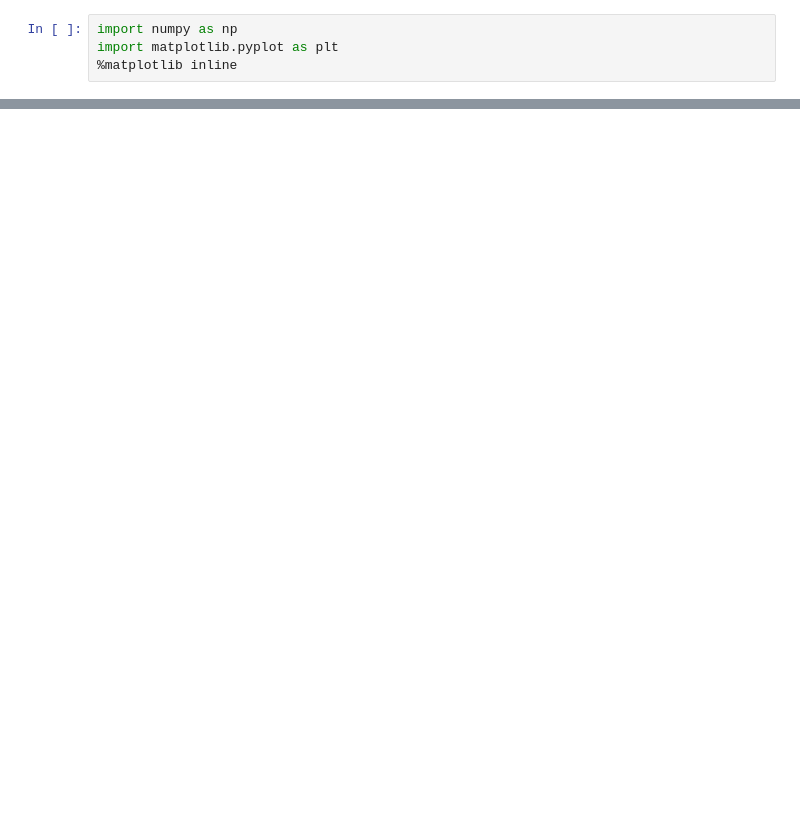
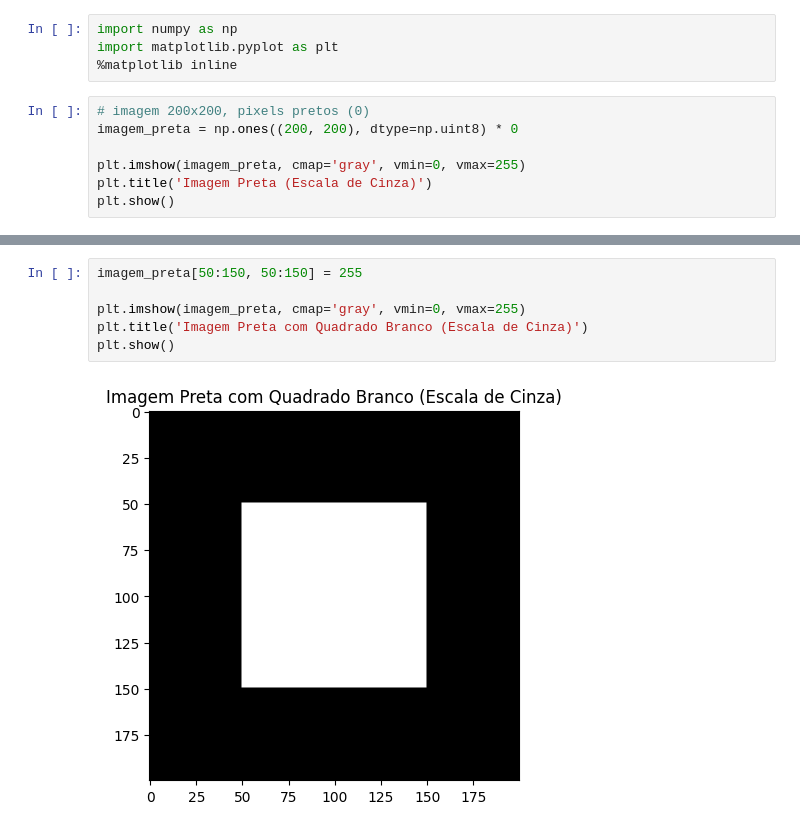
Before and after one commit to andref03/Processamento-Digital-Imagens-PDI, a Jupyter notebook: atividade_pratica_01/questao_01.ipynb, the cells around one changed output, grey strips where cells are left out. Saved outputs shown, nothing was run; the diff lists cells and outputs as text; blank space fills up the shorter version.

Commit message:
implementing questions 1A and 1B with squares of 200 pixels on each side

```diff
--- a/atividade_pratica_01/questao_01.ipynb
+++ b/atividade_pratica_01/questao_01.ipynb
@@ -28,3 +12,10 @@ Note: you may need to restart the kernel to use updated packages.
 import numpy as np
 import matplotlib.pyplot as plt
 %matplotlib inline
+# %%
+# imagem 200x200, pixels pretos (0)
+imagem_preta = np.ones((200, 200), dtype=np.uint8) * 0
+
+plt.imshow(imagem_preta, cmap='gray', vmin=0, vmax=255)
+plt.title('Imagem Preta (Escala de Cinza)')
+plt.show()
@@ -30,0 +24,8 @@ import matplotlib.pyplot as plt
+# %%
+imagem_preta[50:150, 50:150] = 255
+
+plt.imshow(imagem_preta, cmap='gray', vmin=0, vmax=255)
+plt.title('Imagem Preta com Quadrado Branco (Escala de Cinza)')
+plt.show()
+# %% [output]
+[figure, added]
```
Also changed, not shown: parts of 5 cells of this notebook.
